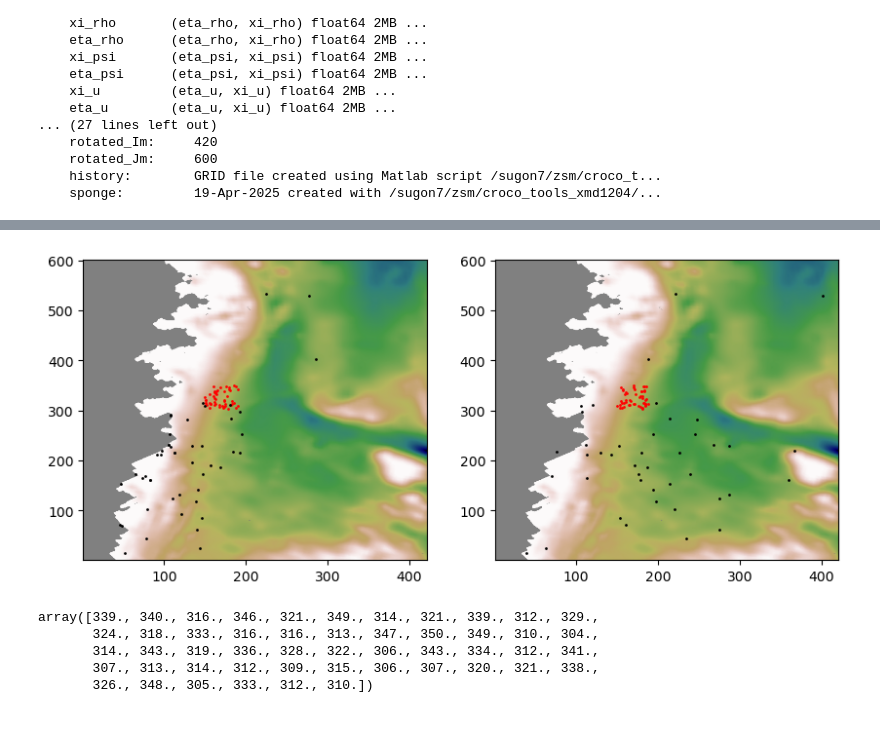
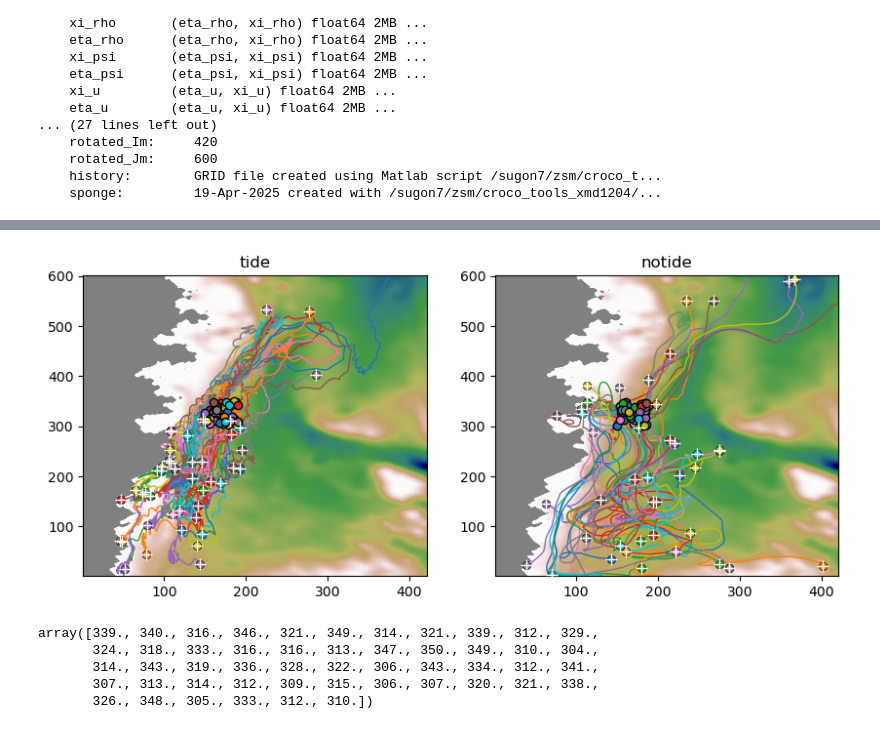
Before and after one commit to zsm1-hub/PY_PART_ROMS-Dauhajre, a Jupyter notebook: src_code/TWS_particle.ipynb, the cells around one changed output, grey strips where cells are left out. Saved outputs shown, nothing was run; the diff lists cells and outputs as text; code cells hidden in the pictures.

```diff
--- a/src_code/TWS_particle.ipynb
+++ b/src_code/TWS_particle.ipynb
@@ -193,14 +193,89 @@ h=grid['h']
 mask=grid['mask_rho'].values
 mask[mask==0]=np.nan
 # %%
+n_particles=50
+default_colors = plt.rcParams['axes.prop_cycle'].by_key()['color']
+
 fig, ax = plt.subplots(1,2,figsize=(10, 4))
 ax[0].set_facecolor('grey')
 cr1=ax[0].pcolormesh(xi,eta,h*mask,shading='gouraud',cmap=plt.cm.gist_earth_r)
-ax[0].plot(pxt[0],pyt[0],linestyle='none',marker='o',color='r',markersize=1)
-ax[0].plot(pxt[-1],pyt[-1],linestyle='none',marker='o',color='k',markersize=1)
 
+for i in range(n_particles):
+    # 使用颜色循环中的颜色（循环使用）
+    color = default_colors[i % len(default_colors)]
+
+    # 轨迹线（半透明）
+    ax[0].plot(pxt[:, i], pyt[:, i],
+            color=color,
+            alpha=1,
+            linewidth=1,
+            zorder=1)
+
+    # 起始点（实心圆）
+    ax[0].plot(pxt[0, i], pyt[0, i],
+            marker='o',
+            markersize=6,
+            markeredgecolor='black',
+            markerfacecolor=color,
+            zorder=2)
+
+    # 终止点（黑色边框 + 内部填充）
+    ax[0].plot(pxt[-1, i], pyt[-1, i],
+            marker='o',
+            markersize=6,
+            markeredgecolor='black',
+            markerfacecolor=color,
+            markeredgewidth=0.5,
+            zorder=2)
+
+    # 在终止点上叠加白色十字
+    ax[0].plot(pxt[-1, i], pyt[-1, i],
+            marker='+',
+            markersize=8,
+            color='white',
+            zorder=3)
+ax[0].set_xlim([1,421])
+ax[0].set_ylim([1,601])
+ax[0].set_title('tide')
+###################################################################################################
 ax[1].set_facecolor('grey')
 cr1=ax[1].pcolormesh(xi,eta,h*mask,shading='gouraud',cmap=plt.cm.gist_earth_r)
-ax[1].plot(pxnt[0],pyt[0],linestyle='none',marker='o',color='r',markersize=1)
-ax[1].plot(pxnt[-1],pyt[-1],linestyle='none',marker='o',color='k',markersize=1)
+
+for i in range(n_particles):
+    # 使用颜色循环中的颜色（循环使用）
+    color = default_colors[i % len(default_colors)]
+
+    # 轨迹线（半透明）
+    ax[1].plot(pxnt[:, i], pynt[:, i],
+            color=color,
+            alpha=1,
+            linewidth=1,
+            zorder=1)
+
+    # 起始点（实心圆）
+    ax[1].plot(pxnt[0, i], pynt[0, i],
+            marker='o',
+            markersize=6,
+            markeredgecolor='black',
+            markerfacecolor=color,
+            zorder=2)
+
+    # 终止点（黑色边框 + 内部填充）
+    ax[1].plot(pxnt[-1, i], pynt[-1, i],
+            marker='o',
+            markersize=6,
+            markeredgecolor='black',
+            markerfacecolor=color,
+            markeredgewidth=0.5,
+            zorder=2)
+
+    # 在终止点上叠加白色十字
+    ax[1].plot(pxnt[-1, i], pynt[-1, i],
+            marker='+',
+            markersize=8,
+            color='white',
+            zorder=3)
+ax[1].set_xlim([1,421])
+ax[1].set_ylim([1,601])
+ax[1].set_title('notide')
 # %% [output]
@@ -208,4 +283,4 @@ ax[1].plot(pxnt[-1],pyt[-1],linestyle='none',marker='o',color='k',markersize=1)
-[figure, old version]
+[figure, new version]
 # %%
 px[0].data
 py[0].data
```
Also changed, not shown: parts of 1 cell of this notebook.
